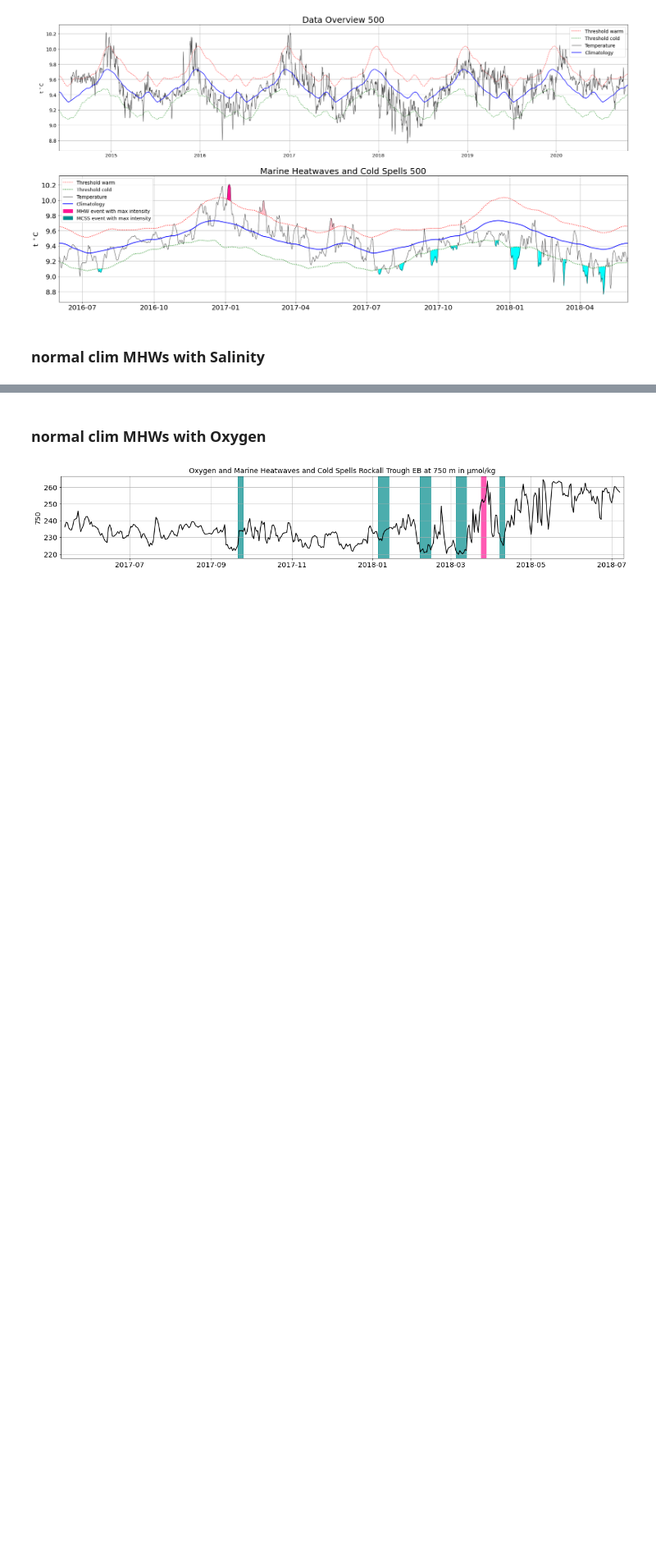
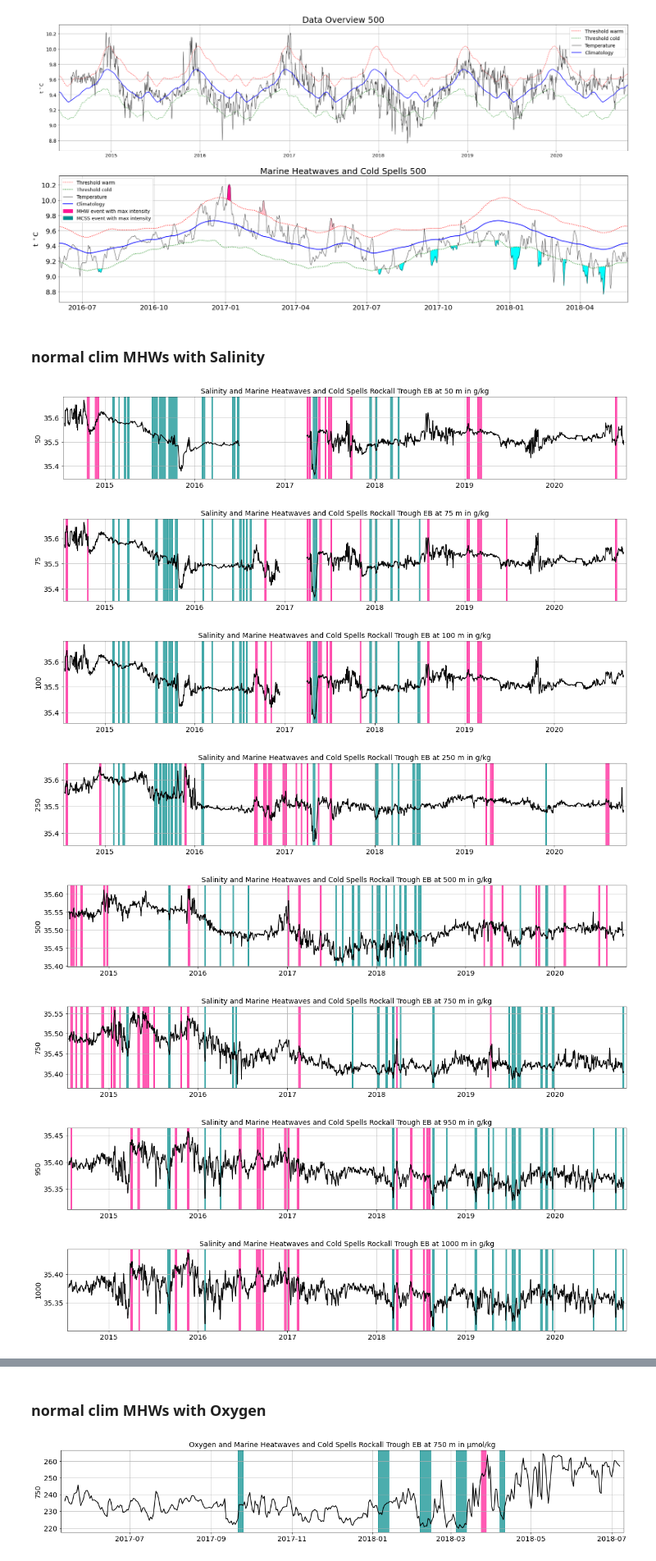
Before and after one commit to Marie-Louise-Korte/Rockall_Trough_MHW, a Jupyter notebook: RT_plots.ipynb, the cells around one changed output, grey strips where cells are left out. Shown at 82% size. Saved outputs shown, nothing was run; the diff lists cells and outputs as text; code cells hidden in the pictures; blank space fills up the shorter version.

```diff
--- a/RT_plots.ipynb
+++ b/RT_plots.ipynb
@@ -519,7 +544,16 @@ plt.rc('font', **font)
 # %% [markdown]
 ### normal clim MHWs with Salinity
 # %%
-#for n in depth_EB:
-#    Vars_and_events(EB, ds1D.SG_EAST, n)
-#    plt.title(f'Salinity and Marine Heatwaves and Cold Spells Rockall Trough EB at {n} m in g/kg')
-#    #plt.savefig(f'figures/Salinity_EB/Salinity_depth_{n}', dpi = 300)
+for n in depth_EB:
+    Vars_and_events(EB, ds1D.SG_EAST, n)
+    plt.title(f'Salinity and Marine Heatwaves and Cold Spells Rockall Trough EB at {n} m in g/kg')
+    #plt.savefig(f'figures/Salinity_EB/Salinity_depth_{n}', dpi = 300)
+# %% [output]
+[figure, added]
+[figure, added]
+[figure, added]
+[figure, added]
+[figure, added]
+[figure, added]
+[figure, added]
+[figure, added]
```
Also changed, not shown: parts of 13 cells of this notebook, 4 other files.
